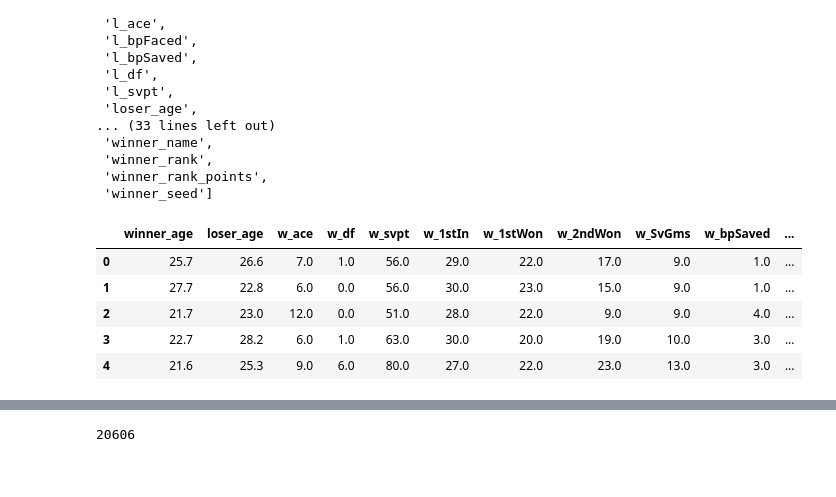
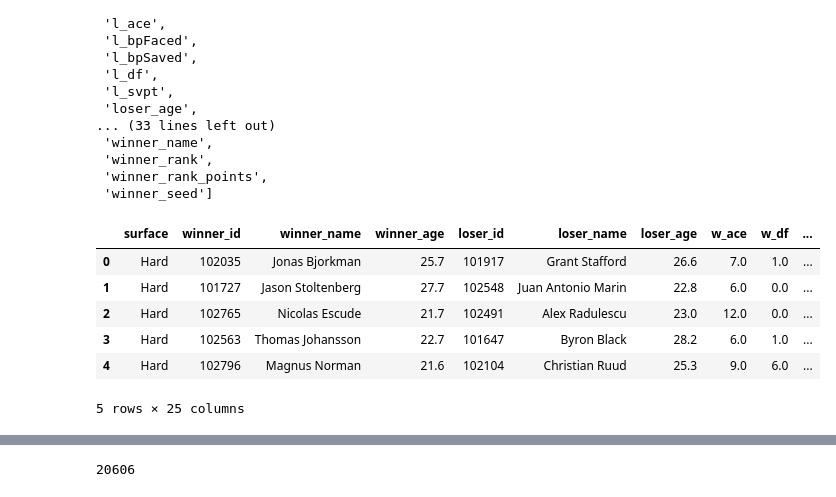
Before and after one commit to kathyming/Tennis_Analysis, a Jupyter notebook: Fouad/Bouncing_Yellow_Neurons.ipynb, the cells around one changed output, grey strips where cells are left out. Saved outputs shown, nothing was run; the diff lists cells and outputs as text; code cells hidden in the pictures.

```diff
--- a/Fouad/Bouncing_Yellow_Neurons.ipynb
+++ b/Fouad/Bouncing_Yellow_Neurons.ipynb
@@ -42,43 +42,39 @@ sorted(tennis_stats_df.columns.tolist())
 # %%
 # Remove unnecessary columns
 tennis_stats_df.drop(columns=['best_of',
                              'draw_size',
                              'loser_entry',
                              'loser_hand',
                              'loser_ht',
-                             'loser_id',
                              'loser_ioc',
-                             'loser_name',
                              'loser_rank',
                              'loser_rank_points',
                              'loser_seed',
                              'match_num',
                              'minutes',
                              'round',
                              'score',
-                             'surface',
                              'tourney_date',
                              'tourney_id',
                              'tourney_level',
                              'tourney_name',
                              'winner_entry',
                               'winner_hand',
                               'winner_ht',
-                              'winner_id',
                               'winner_ioc',
-                              'winner_name',
                               'winner_rank',
                               'winner_rank_points',
                               'winner_seed'
 ], inplace=True)
 tennis_stats_df.head()
 # %% [output]
-|  | winner_age | loser_age | w_ace | w_df | w_svpt | w_1stIn | w_1stWon | w_2ndWon | w_SvGms | w_bpSaved | ... |
-| 0 | 25.7 | 26.6 | 7.0 | 1.0 | 56.0 | 29.0 | 22.0 | 17.0 | 9.0 | 1.0 | ... |
-| 1 | 27.7 | 22.8 | 6.0 | 0.0 | 56.0 | 30.0 | 23.0 | 15.0 | 9.0 | 1.0 | ... |
-| 2 | 21.7 | 23.0 | 12.0 | 0.0 | 51.0 | 28.0 | 22.0 | 9.0 | 9.0 | 4.0 | ... |
-| 3 | 22.7 | 28.2 | 6.0 | 1.0 | 63.0 | 30.0 | 20.0 | 19.0 | 10.0 | 3.0 | ... |
-| 4 | 21.6 | 25.3 | 9.0 | 6.0 | 80.0 | 27.0 | 22.0 | 23.0 | 13.0 | 3.0 | ... |
+|  | surface | winner_id | winner_name | winner_age | loser_id | loser_name | loser_age | w_ace | w_df | ... |
+| 0 | Hard | 102035 | Jonas Bjorkman | 25.7 | 101917 | Grant Stafford | 26.6 | 7.0 | 1.0 | ... |
+| 1 | Hard | 101727 | Jason Stoltenberg | 27.7 | 102548 | Juan Antonio Marin | 22.8 | 6.0 | 0.0 | ... |
+| 2 | Hard | 102765 | Nicolas Escude | 21.7 | 102491 | Alex Radulescu | 23.0 | 12.0 | 0.0 | ... |
+| 3 | Hard | 102563 | Thomas Johansson | 22.7 | 101647 | Byron Black | 28.2 | 6.0 | 1.0 | ... |
+| 4 | Hard | 102796 | Magnus Norman | 21.6 | 102104 | Christian Ruud | 25.3 | 9.0 | 6.0 | ... |
+5 rows × 25 columns
 # %%
 # Make a dopy of the tennis_stats dataframe
 winners_df = tennis_stats_df.copy()
```
Also changed, not shown: parts of 17 cells of this notebook.
